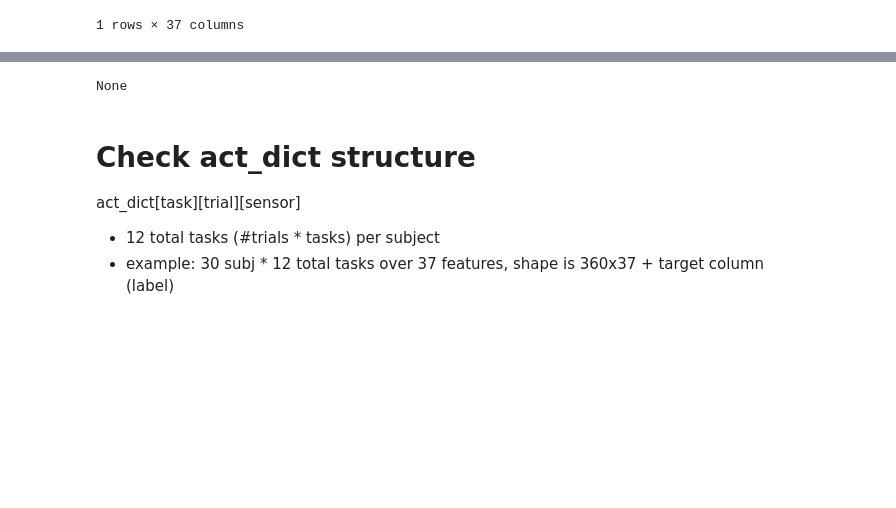
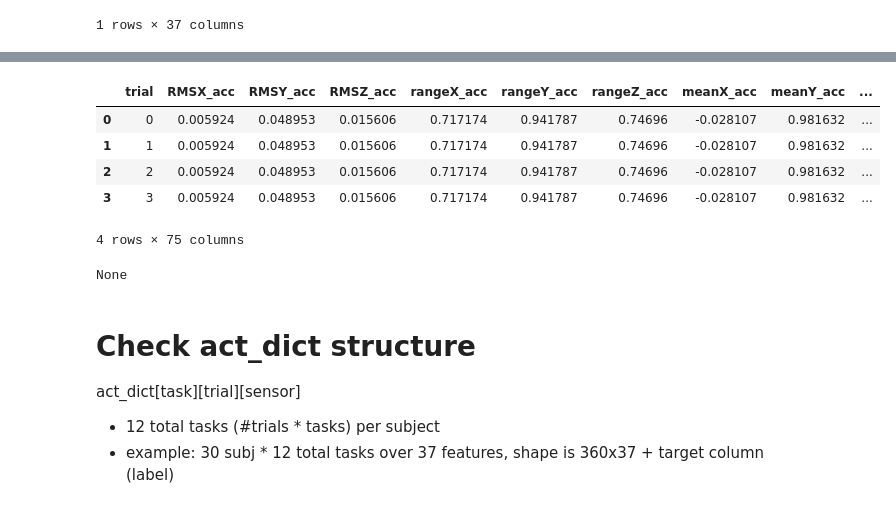
Before and after one commit to kamshee/activity-recognition-process, a Jupyter notebook: TestFeatures.ipynb, the cells around one changed output, grey strips where cells are left out. Drawn from its saved outputs; the diff is of its cells as text; code cells hidden in the pictures; blank space fills up the shorter version.

```diff
--- a/TestFeatures.ipynb
+++ b/TestFeatures.ipynb
@@ -120,0 +432,10 @@ clip_data[0]['accel']['features']
+# %%
+# check: works
+df
+# %% [output]
+|  | trial | RMSX_acc | RMSY_acc | RMSZ_acc | rangeX_acc | rangeY_acc | rangeZ_acc | meanX_acc | meanY_acc | ... |
+| 0 | 0 | 0.005924 | 0.048953 | 0.015606 | 0.717174 | 0.941787 | 0.74696 | -0.028107 | 0.981632 | ... |
+| 1 | 1 | 0.005924 | 0.048953 | 0.015606 | 0.717174 | 0.941787 | 0.74696 | -0.028107 | 0.981632 | ... |
+| 2 | 2 | 0.005924 | 0.048953 | 0.015606 | 0.717174 | 0.941787 | 0.74696 | -0.028107 | 0.981632 | ... |
+| 3 | 3 | 0.005924 | 0.048953 | 0.015606 | 0.717174 | 0.941787 | 0.74696 | -0.028107 | 0.981632 | ... |
+4 rows × 75 columns
```
Also changed, not shown: parts of 34 cells of this notebook.
